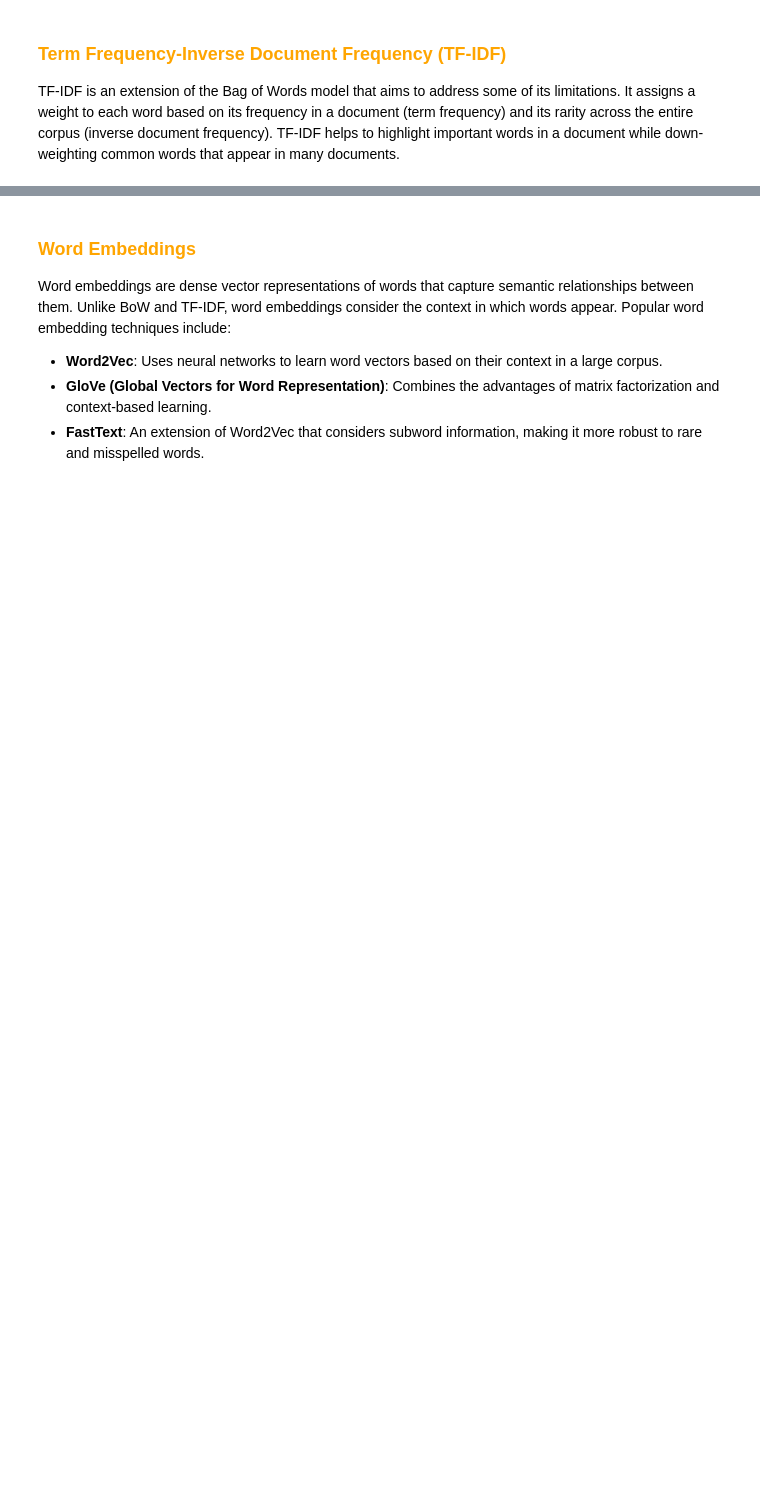
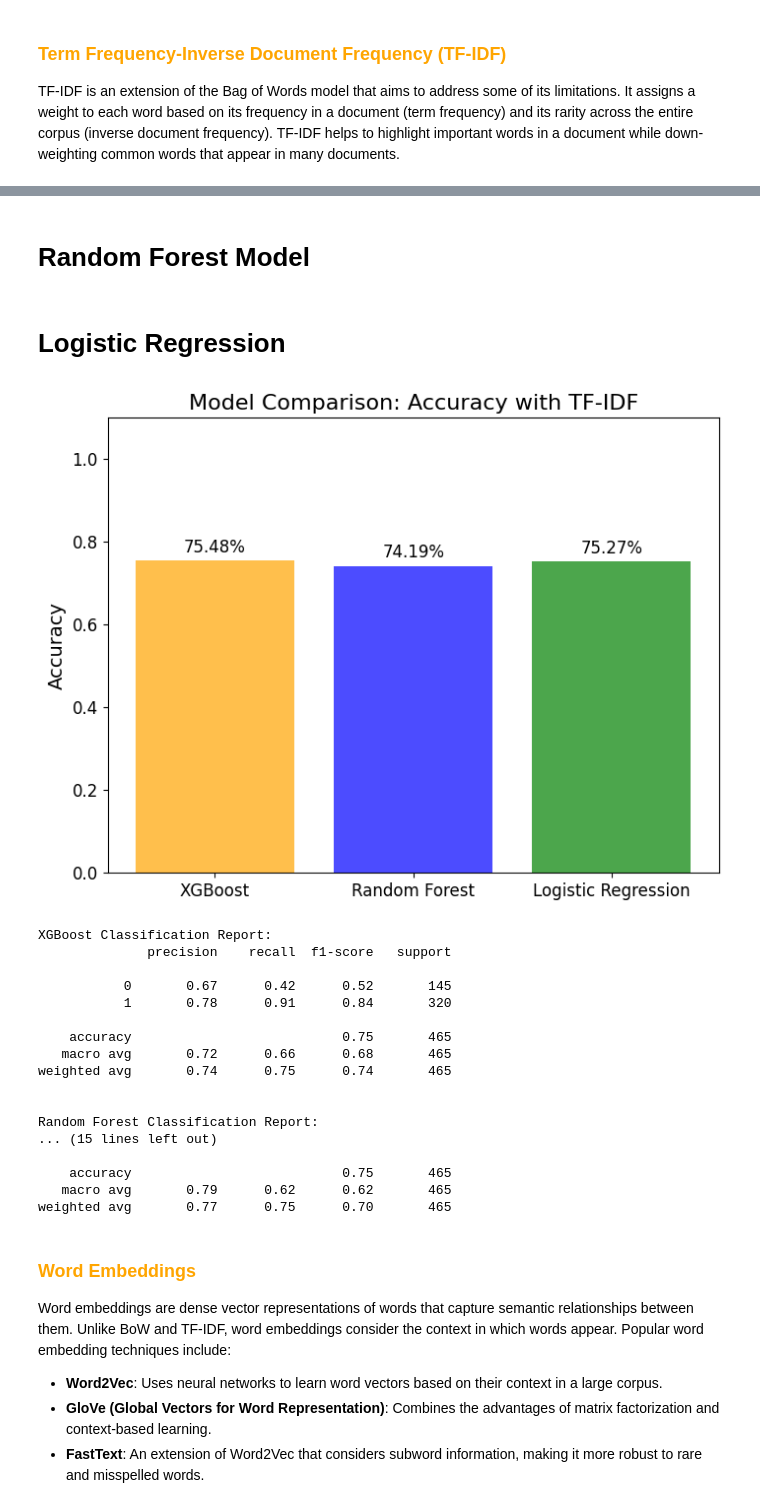
Before and after one commit to 0Taan0/AiiA_Assignment, a Jupyter notebook: Representation Techniques.ipynb, the cells around one changed output, grey strips where cells are left out. Drawn from its saved outputs; the diff is of its cells as text; code cells hidden in the pictures; blank space fills up the shorter version.

```diff
--- a/Representation Techniques.ipynb
+++ b/Representation Techniques.ipynb
@@ -41,3 +431,70 @@ TF-IDF is an extension of the Bag of Words model that aims to address some of it
+# %%
+# Step 3: XGBoost Model
+xgb_model = XGBClassifier(use_label_encoder=False, eval_metric='logloss')
+xgb_model.fit(X_train, y_train)
+y_pred_xgb = xgb_model.predict(X_test)
+accuracy_xgb = accuracy_score(y_test, y_pred_xgb)
+# %% [markdown]
+# Random Forest Model
+# %%
+# Step 4: Random Forest Model
+rf_model = RandomForestClassifier(n_estimators=100, random_state=42)
+rf_model.fit(X_train, y_train)
+y_pred_rf = rf_model.predict(X_test)
+accuracy_rf = accuracy_score(y_test, y_pred_rf)
+# %% [markdown]
+# Logistic Regression
+# %%
+# Step 5: Logistic Regression Model
+logreg_model = LogisticRegression(max_iter=1000, random_state=42)
+logreg_model.fit(X_train, y_train)
+y_pred_logreg = logreg_model.predict(X_test)
+accuracy_logreg = accuracy_score(y_test, y_pred_logreg)
+# %%
+# Step 6: Compare Models
+models = ['XGBoost', 'Random Forest', 'Logistic Regression']
+accuracies = [accuracy_xgb, accuracy_rf, accuracy_logreg]
+
+# Accuracy Bar Plot
+plt.figure(figsize=(8, 6))
+plt.bar(models, accuracies, color=['orange', 'blue', 'green'], alpha=0.7)
+plt.title('Model Comparison: Accuracy with TF-IDF', fontsize=16)
+plt.ylabel('Accuracy', fontsize=14)
+plt.ylim(0, 1.1)
+plt.xticks(fontsize=12)
+plt.yticks(fontsize=12)
+for i, acc in enumerate(accuracies):
+    plt.text(i, acc + 0.02, f"{acc*100:.2f}%", ha='center', fontsize=12)
+plt.show()
+
+# Print Detailed Classification Reports
+print("\nXGBoost Classification Report:")
+print(classification_report(y_test, y_pred_xgb))
+
+print("\nRandom Forest Classification Report:")
+print(classification_report(y_test, y_pred_rf))
+
+print("\nLogistic Regression Classification Report:")
+print(classification_report(y_test, y_pred_logreg))
+# %% [output]
+[figure, added]
+XGBoost Classification Report:
+              precision    recall  f1-score   support
+
+           0       0.67      0.42      0.52       145
+           1       0.78      0.91      0.84       320
+
+    accuracy                           0.75       465
+   macro avg       0.72      0.66      0.68       465
+weighted avg       0.74      0.75      0.74       465
+
+
+Random Forest Classification Report:
+... (15 lines left out)
+
+    accuracy                           0.75       465
+   macro avg       0.79      0.62      0.62       465
+weighted avg       0.77      0.75      0.70       465
 # %% [markdown]
 ### **<span style="color: orange;">Word Embeddings</span>**
 Word embeddings are dense vector representations of words that capture semantic relationships between them. Unlike BoW and TF-IDF, word embeddings consider the context in which words appear. Popular word embedding techniques include:
```
Also changed, not shown: parts of 65 cells of this notebook.
